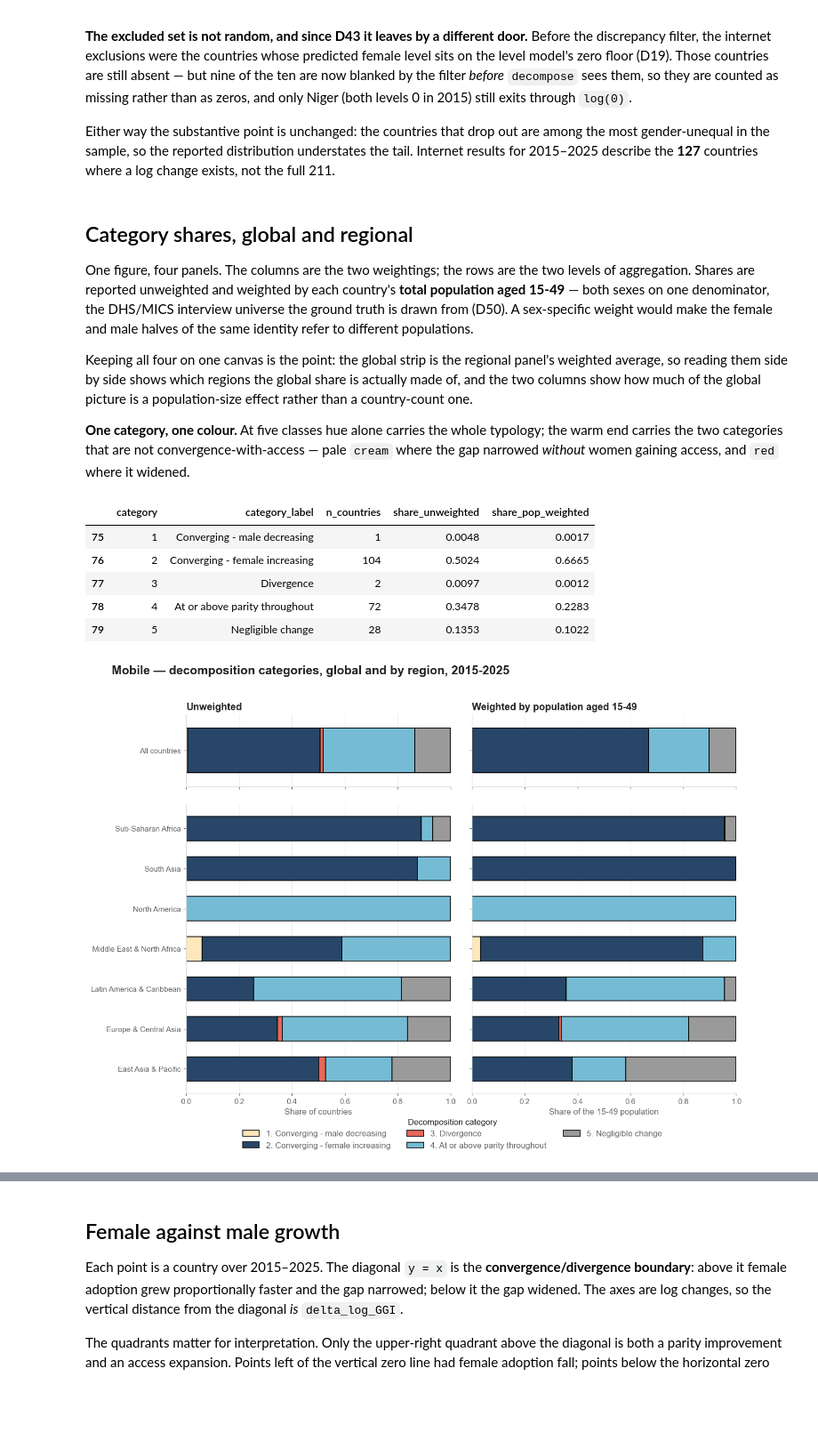
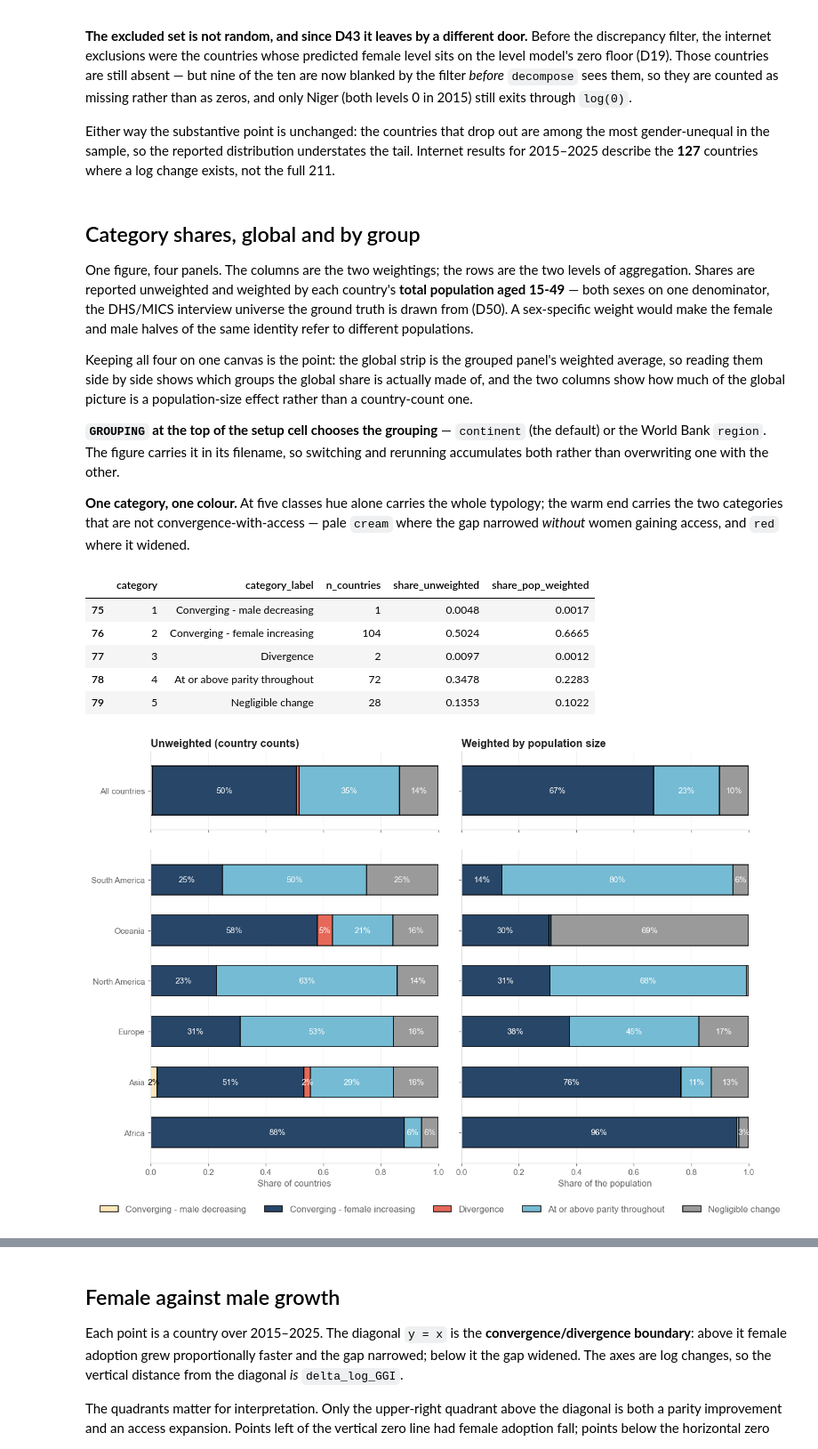
Before and after one commit to vallerrr/dgg_national, a Jupyter notebook: src/analysis_notebooks/06_coherent_ggi_decomposition.ipynb, the cells around one changed output, grey strips where cells are left out. Shown at 89% size. Saved outputs shown, nothing was run; the diff lists cells and outputs as text; code cells hidden in the pictures; blank space fills up the shorter version.

Commit message:
update the graphs

```diff
--- a/src/analysis_notebooks/06_coherent_ggi_decomposition.ipynb
+++ b/src/analysis_notebooks/06_coherent_ggi_decomposition.ipynb
@@ -278,7 +306,7 @@ Either way the substantive point is unchanged: the countries that drop out are a
 gender-unequal in the sample, so the reported distribution understates the tail. Internet results
 for 2015–2025 describe the **127** countries where a log change exists, not the full 211.
 # %% [markdown]
-## Category shares, global and regional
+## Category shares, global and by group
 
 One figure, four panels. The columns are the two weightings; the rows are the two levels of
 aggregation. Shares are reported unweighted and weighted by each country's **total population aged
@@ -286,24 +314,28 @@ aggregation. Shares are reported unweighted and weighted by each country's **tot
 from (D50). A sex-specific weight would make the female and male halves of the same identity refer
 to different populations.
 
-Keeping all four on one canvas is the point: the global strip is the regional panel's weighted
-average, so reading them side by side shows which regions the global share is actually made of, and
+Keeping all four on one canvas is the point: the global strip is the grouped panel's weighted
+average, so reading them side by side shows which groups the global share is actually made of, and
 the two columns show how much of the global picture is a population-size effect rather than a
 country-count one.
+
+**`GROUPING` at the top of the setup cell chooses the grouping** — `continent` (the default) or the
+World Bank `region`. The figure carries it in its filename, so switching and rerunning accumulates
+both rather than overwriting one with the other.
 
 **One category, one colour.** At five classes hue alone carries the whole typology; the warm end
 carries the two categories that are not convergence-with-access — pale `cream` where the gap
 narrowed *without* women gaining access, and `red` where it widened.
 # %%
 glob_block = at(cat_global)
-reg_block = at(cat_region)
-regions = sorted(reg_block['region'].dropna().unique())
+grp_block = at(cat_group)
+groups = sorted(grp_block['group'].dropna().unique())
 
 WEIGHTINGS = ['share_unweighted', 'share_pop_weighted']
-COL_TITLE = {'share_unweighted': 'Unweighted', 'share_pop_weighted': 'Weighted by population aged 15-49'}
+COL_TITLE = {'share_unweighted': 'Unweighted (country counts)', 'share_pop_weighted': 'Weighted by population size'}
 
-# The global strip is one bar and the regional panel is seven, so equal row heights would give the
-# strip six times the ink per bar. height_ratios puts them on the same bar height instead.
+# The global strip is one bar and the grouped panel is six or seven, so equal row heights would give
+# the strip several times the ink per bar. height_ratios puts them on the same bar height instead.
 fig, axes = plt.subplots(2, 2, figsize=plot.figsize('tall'), sharex=True,
                          gridspec_kw={'height_ratios': [1, 4], 'hspace': 0.10, 'wspace': 0.08})
 
@@ -312,51 +344,72 @@ for col, weighting in enumerate(WEIGHTINGS):
     ax = axes[0, col]
     left = 0.0
     for _, row in glob_block.sort_values('category').iterrows():
+        width = row[weighting]
         ax.barh(0, row[weighting], left=left, height=0.5,
-                edgecolor=plot.EDGE, linewidth=1.2, **cat_style(row['category']))
+                edgecolor=plot.EDGE, linewidth=1.2, **cat_style(row['category'])),
+        ax.text(
+    left + width / 2,
+    0,
+    f"{width:.0%}" if width > 0.02 else '',
+    ha='center',
+    va='center',
+    fontsize=STYLE['annot_fs'],
+    color="white")
         left += row[weighting]
     ax.set_yticks([0])
     # the row label belongs to the row, not to each panel — only the left column carries it
     ax.set_yticklabels(['All countries'] if col == 0 else [])
     ax.set_ylim(-0.4, 0.4)
+    # add annotation to the top row, not the bottom row, so it is not repeated for each panel
+
     tidy(ax, title=COL_TITLE[weighting])
 
-    # ---- bottom row: the same shares, by region ---------------------------------------------------
+    # ---- bottom row: the same shares, by group ----------------------------------------------------
     ax = axes[1, col]
-    left = dict.fromkeys(regions, 0.0)
-    for _, row in reg_block.sort_values(['region', 'category']).iterrows():
-        region = row['region']
-        ax.barh(regions.index(region), row[weighting], left=left[region], height=0.6,
+    left = dict.fromkeys(groups, 0.0)
+    for _, row in grp_block.sort_values(['group', 'category']).iterrows():
+        group = row['group']
+        width= row[weighting]
+        ax.barh(groups.index(group), row[weighting], left=left[group], height=0.6,
                 edgecolor=plot.EDGE, linewidth=1.0, **cat_style(row['category']))
-        left[region] += row[weighting]
-    ax.set_yticks(range(len(regions)))
-    ax.set_yticklabels(regions if col == 0 else [])
-    ax.set_ylim(-0.6, len(regions) - 0.4)
+
+        ax.text(
+            left[group] + width / 2,
+            groups.index(group),
+            f"{width:.0%}" if width > 0.02 else '',
+            ha='center',
+            va='center',
+            fontsize=STYLE['annot_fs'],
+            color="white" if row['category']!=1 else "black")
+        left[group] += row[weighting]
+    ax.set_yticks(range(len(groups)))
+    ax.set_yticklabels(groups if col == 0 else [])
+    ax.set_ylim(-0.6, len(groups) - 0.4)
     tidy(ax, xlabel='Share of countries' if weighting == 'share_unweighted'
-                    else 'Share of the 15-49 population')
+                    else 'Share of the population')
 
 for ax in axes.ravel():
     ax.set_xlim(0, 1)
     ax.grid(axis='y', visible=False)
     ax.grid(axis='x', color=GRID, linewidth=0.5, alpha=0.6)
 
 # the legend covers every panel, so it is built from both blocks rather than from either one
 present = pd.concat([glob_block.loc[glob_block['n_countries'] > 0, 'category'],
-                     reg_block.loc[reg_block['n_countries'] > 0, 'category']])
-fig.legend(handles=legend_handles(present), loc='lower center', ncol=3, frameon=False,
-           fontsize=STYLE['tick_fs'], labelcolor=MUTED, bbox_to_anchor=(0.5, -0.02),
-           title='Decomposition category', title_fontsize=STYLE['tick_fs'])
-fig.suptitle(f'{INDICATOR.capitalize()} — decomposition categories, global and by region, {PRIMARY}',
-             fontsize=STYLE['title_fs'], color=INK, fontweight='bold', x=0.02, ha='left')
+                     grp_block.loc[grp_block['n_countries'] > 0, 'category']])
+fig.legend(handles=legend_handles(present), loc='lower center', ncol=5, frameon=False,
+           fontsize=STYLE['tick_fs'], labelcolor=MUTED, bbox_to_anchor=(0.5, 0),)
+           #title='Decomposition category', title_fontsize=STYLE['tick_fs'])
+#fig.suptitle(f'{INDICATOR.capitalize()} — decomposition categories, global and by {GROUP_ONE}, {PRIMARY}',
+#             fontsize=STYLE['title_fs'], color=INK, fontweight='bold', x=0.02, ha='left')
 fig.tight_layout(rect=[0, 0.09, 1, 0.95])
-plot.save_fig(fig, FIGDIR / f'category_shares_{INDICATOR}.png')
+plot.save_fig(fig, FIGDIR / f'category_shares_{INDICATOR}_{GROUPING}.png')
 display(glob_block[['category', 'category_label', 'n_countries',
                     'share_unweighted', 'share_pop_weighted']].round(4))
 # %% [output]
 |  | category | category_label | n_countries | share_unweighted | share_pop_weighted |
 | 75 | 1 | Converging - male decreasing | 1 | 0.0048 | 0.0017 |
 | 76 | 2 | Converging - female increasing | 104 | 0.5024 | 0.6665 |
 | 77 | 3 | Divergence | 2 | 0.0097 | 0.0012 |
 | 78 | 4 | At or above parity throughout | 72 | 0.3478 | 0.2283 |
 | 79 | 5 | Negligible change | 28 | 0.1353 | 0.1022 |
-[figure, old version]
+[figure, new version]
```
Also changed, not shown: parts of 16 cells of this notebook, 8 other files.
